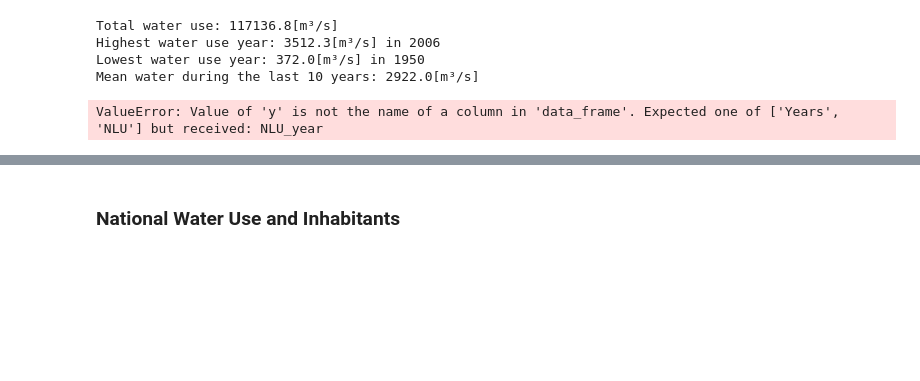
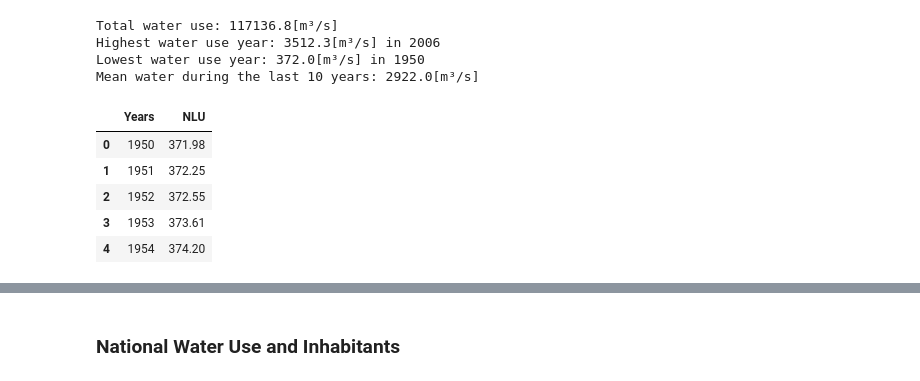
Before and after one commit to MariOrki/tesis, a Jupyter notebook: BBDD_CR2.ipynb, the cells around one changed output, grey strips where cells are left out. Cells and saved outputs as stored; diff of their text form; code cells hidden in the pictures; blank space fills up the shorter version.

```diff
--- a/BBDD_CR2.ipynb
+++ b/BBDD_CR2.ipynb
@@ -195,19 +346,49 @@ Mean water during the last 10 years: 2922.0[m³/s]
 
 #4600/195 = 23.6 => cada país usa 23.6[km3] de agua dulce al año
 #92.2/23.6 =3.9 => pero Chile, usa casi 4 veces ese volumen (92.2[km3] usados en promedio entre 2010 y 2020)
+# %%
+NLU_nation.head()
+# %% [output]
+|  | Years | NLU |
+| 0 | 1950 | 371.98 |
+| 1 | 1951 | 372.25 |
+| 2 | 1952 | 372.55 |
+| 3 | 1953 | 373.61 |
+| 4 | 1954 | 374.20 |
 # %%
 #Graph of yearly national (Non Land) Water Use [km3]
 
-#English
-fig = px.line(NLU_nation, x="Years", y="NLU_year",
-              title="Non Land Water Use in Chile",
-              labels={'Years':'Years', 'NLU_year':'Water use [km³]'})
+# Ajustar el modelo de regresión lineal
+model = sm.OLS(NLU_nation['NLU'], sm.add_constant(NLU_nation['Years']))
+results = model.fit()
+r_squared = results.rsquared
+
+# English
+fig = px.scatter(NLU_nation, x="Years", y="NLU",
+                 title="Non Land Water Use in Chile",
+                 trendline="ols",
+                 labels={'Years': 'Years', 'NLU': 'Water use [m³/s]'})
+fig.add_annotation(
+    x=2020, y=1000,
+    text=f"R-squared: {r_squared:.2f}",
+    showarrow=False,
+    font=dict(size=12),
+    align="right")
+
 fig.show()
 
+
 #Spanish
-fig2 = px.line(NLU_nation, x="Years", y="NLU_year",
+#fig2 = px.line(NLU_nation, x="Years", y="NLU_year",
+fig2 = px.scatter(NLU_nation, x="Years", y="NLU",
                title="Uso de agua (no relacionado con la tierra) de Chile",
-               labels={'Years':'Años', 'NLU':'Uso de acgua [m³/s]'})
+               trendline="ols",
+               labels={'Years':'Años', 'NLU':'Uso de agua [m³/s]'})
+fig2.add_annotation(
+    x=2020, y=1000,
+    text=f"R cuadrado: {r_squared:.2f}",
+    showarrow=False,
+    font=dict(size=12),
+    align="right")
+
 fig2.show()
-# %% [output]
-ValueError: Value of 'y' is not the name of a column in 'data_frame'. Expected one of ['Years', 'NLU'] but received: NLU_year
```
Also changed, not shown: parts of 16 cells of this notebook.
